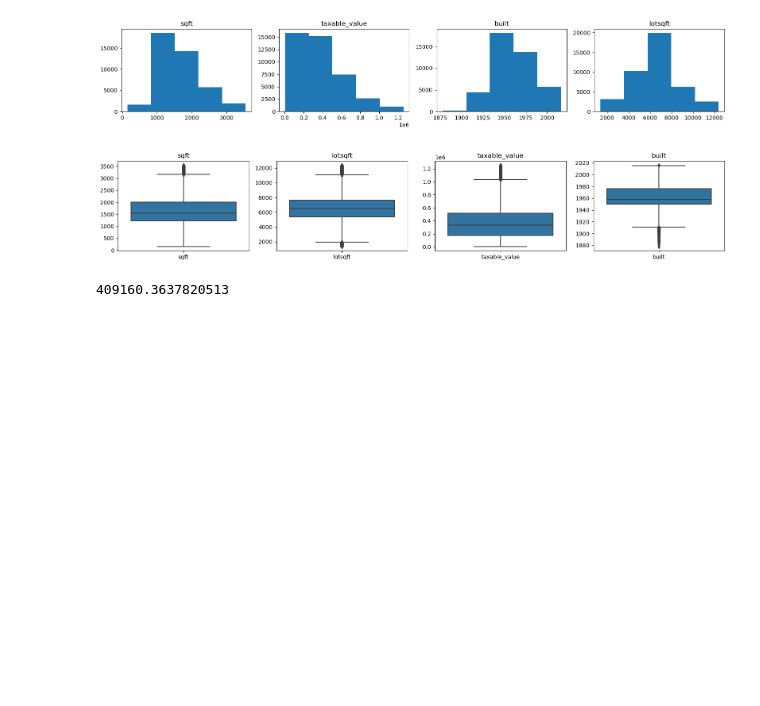
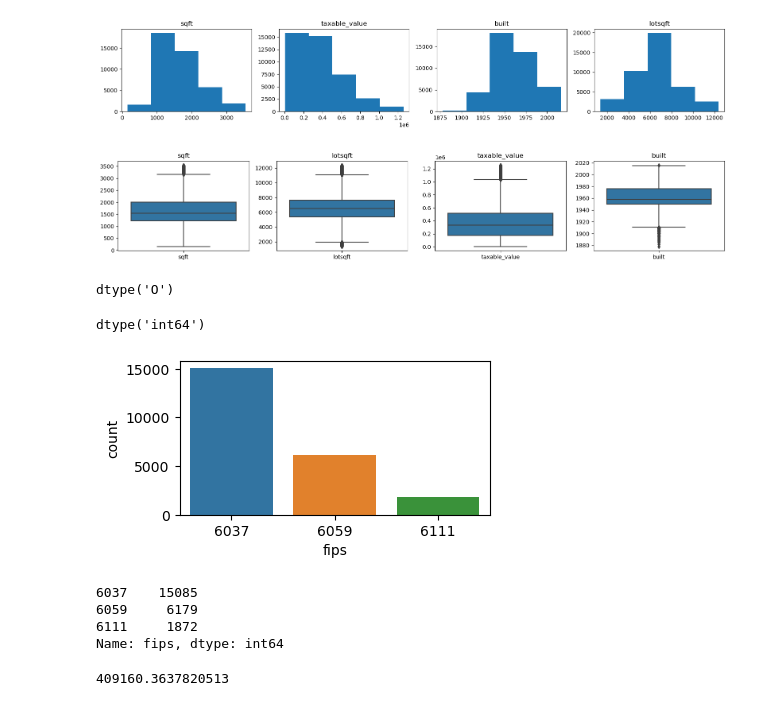
Before and after one commit to RichardAlcabes22/regression_project, a Jupyter notebook: zillow_exploration.ipynb, the cells around one changed output. Drawn from its saved outputs; the diff is of its cells as text; code cells hidden in the pictures; blank space fills up the shorter version.

```diff
--- a/zillow_exploration.ipynb
+++ b/zillow_exploration.ipynb
@@ -20,9 +21,30 @@ from sklearn.metrics import r2_score
 # %% [markdown]
 # Acquire/Prepare/Explore
 # %%
-train,validate,test = wz.wrangle_zillow()
+train_all,validate_all,test_all = wz.wrangle_zillow()
 # %% [output]
 local version found!
 [figure]
 [figure]
+# %%
+train_all['fips'] = train_all.fips.astype(int).astype(object)
+train_all.fips.dtype
+# %% [output]
+dtype('O')
+# %%
+train_all['beds'] = train_all.beds.astype(int)
+train_all.beds.dtype
+# %% [output]
+dtype('int64')
+# %%
+plt.figure(figsize=(4,2))
+sns.countplot(train_all['fips']) # 37 is la cnty, 59 is orange cnty, 111 is ventura cnty VERY IMBALANCE
+plt.show()
+train_all.fips.value_counts()
+# %% [output]
+[figure, new version]
+6037    15085
+6059     6179
+6111     1872
+Name: fips, dtype: int64
 # %%
```
Also changed, not shown: parts of 54 cells of this notebook, 1 other file.
